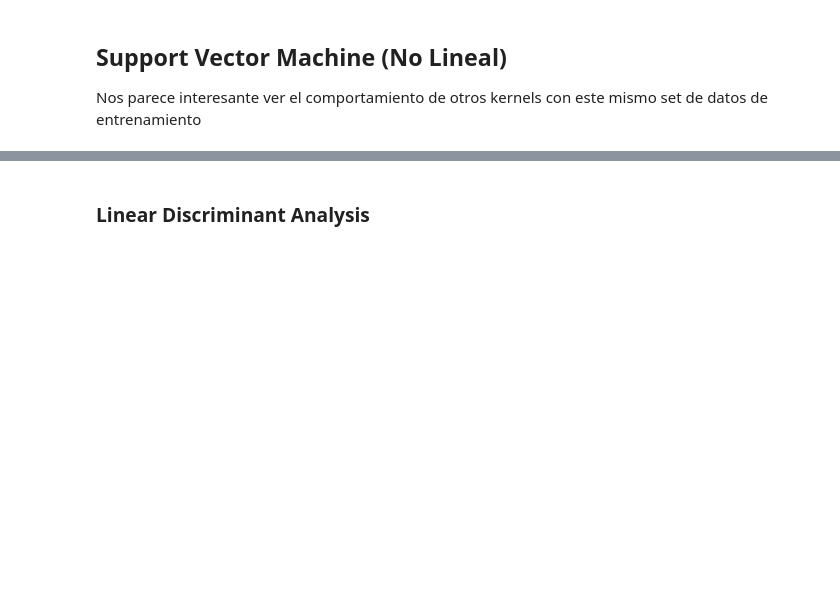
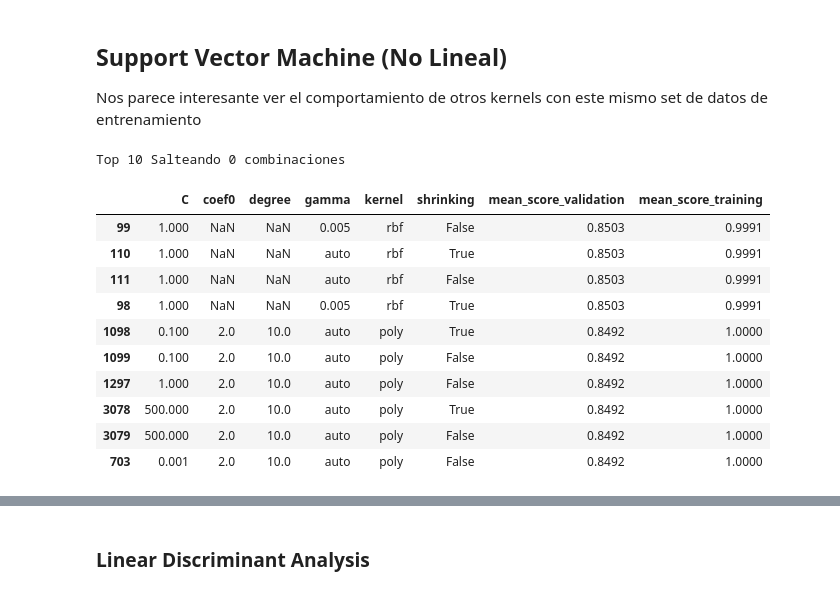
Before and after one commit to BrianBohe/aa-notebooks, a Jupyter notebook: TP1/TP1.ipynb, the cells around one changed output, grey strips where cells are left out. Drawn from its saved outputs; the diff is of its cells as text; code cells hidden in the pictures; blank space fills up the shorter version.

```diff
--- a/TP1/TP1.ipynb
+++ b/TP1/TP1.ipynb
@@ -744,36 +744,50 @@ Nos parece interesante ver el comportamiento de otros kernels con este mismo set
 # %%
 # Generic SVM
 def generic_support_vector_machine_grid_search_parametrization(_X_train, _Y_train):
-    C_range = [0.01 * 10**e for e in range(6)] + [0.05 * 10**e for e in range(6)]
+    C_range = [10**e for e in range(-3, 3)] + [5 * 10**e for e in range(-4, 3)]
+    gamma_range = [10**e for e in range(-3, 3)] + [5 * 10**e for e in range(-4, 3)] + ['auto']
     SVM_General_arguments = [
         {
             'kernel': ['rbf'],
             'C': C_range,
-            'gamma': ['auto'],#list(np.linspace(0.0001, 1, 10)),
+            'gamma': gamma_range,
             'shrinking': [True, False]
         },
         {
             'kernel': ['sigmoid'],
             'coef0': np.linspace(0,10,11),
             'C': C_range,
-            'gamma': ['auto'],#list(np.linspace(0.0001, 1, 10)),
+            'gamma': ['auto'],
             'shrinking': [True, False]
         },
         {
             'kernel': ['poly'],
             'coef0': np.linspace(0,10,11),
-            'gamma': ['auto'],#list(np.linspace(0.0001, 1, 10)),
+            'gamma': ['auto'],
             'degree': np.linspace(2,10,9),
             'C': C_range,
             'shrinking': [True, False]
         }
     ]
 
     general_svm_classifier = sklearn.svm.SVC()
 
     return apply_grid_search_on_classifier_and_parameters(
         general_svm_classifier, SVM_General_arguments, _X_train, _Y_train
     )
 
 grid_svm_general = generic_support_vector_machine_grid_search_parametrization(X_train_np, Y_train_np)
 top_results(grid_svm_general, 10)
+# %% [output]
+Top 10 Salteando 0 combinaciones
+|  | C | coef0 | degree | gamma | kernel | shrinking | mean_score_validation | mean_score_training |
+| 99 | 1.000 | NaN | NaN | 0.005 | rbf | False | 0.8503 | 0.9991 |
+| 110 | 1.000 | NaN | NaN | auto | rbf | True | 0.8503 | 0.9991 |
+| 111 | 1.000 | NaN | NaN | auto | rbf | False | 0.8503 | 0.9991 |
+| 98 | 1.000 | NaN | NaN | 0.005 | rbf | True | 0.8503 | 0.9991 |
+| 1098 | 0.100 | 2.0 | 10.0 | auto | poly | True | 0.8492 | 1.0000 |
+| 1099 | 0.100 | 2.0 | 10.0 | auto | poly | False | 0.8492 | 1.0000 |
+| 1297 | 1.000 | 2.0 | 10.0 | auto | poly | False | 0.8492 | 1.0000 |
+| 3078 | 500.000 | 2.0 | 10.0 | auto | poly | True | 0.8492 | 1.0000 |
+| 3079 | 500.000 | 2.0 | 10.0 | auto | poly | False | 0.8492 | 1.0000 |
+| 703 | 0.001 | 2.0 | 10.0 | auto | poly | False | 0.8492 | 1.0000 |
```
Also changed, not shown: parts of 17 cells of this notebook.
